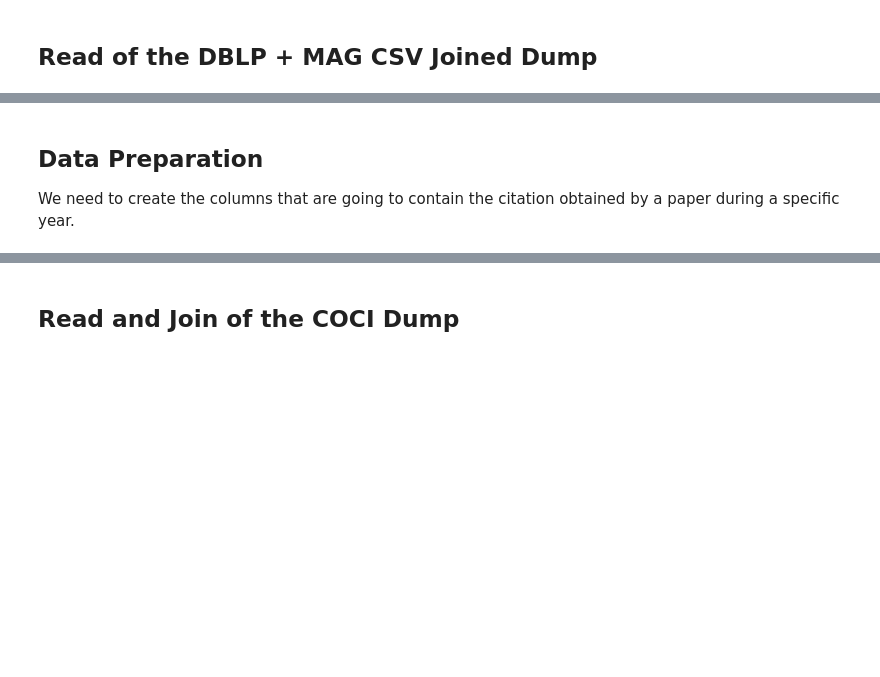
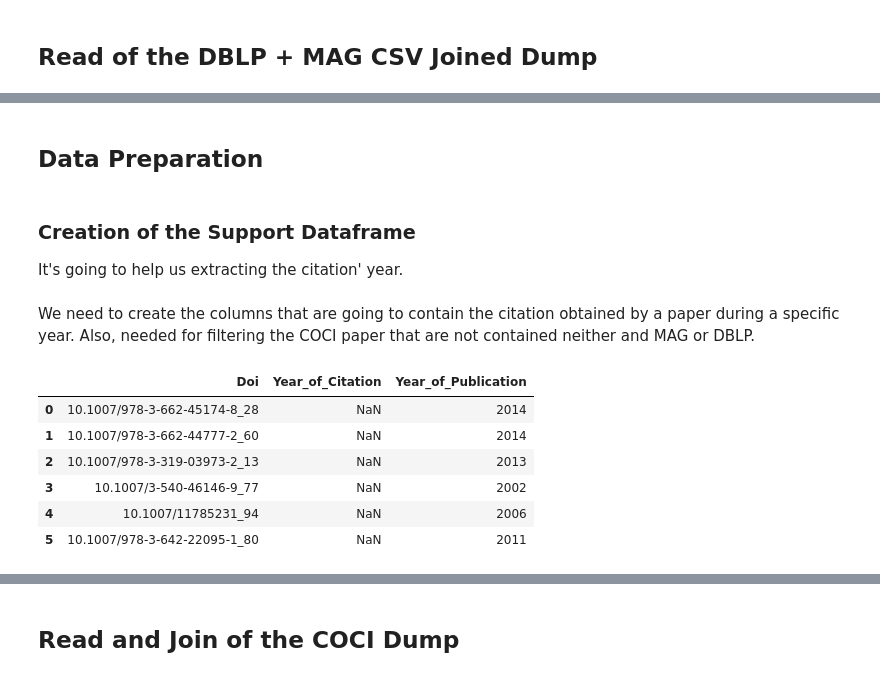
Before and after one commit to MarcoTerzulli/conftur_terzulli, a Jupyter notebook: Dataset Creation Pipeline/3 - Citation and Conference Data Join/3 - DBLP + MAG Join with COCI RAW for By Year Citations.ipynb, the cells around one changed output, grey strips where cells are left out. Saved outputs shown, nothing was run; the diff lists cells and outputs as text; code cells hidden in the pictures; blank space fills up the shorter version.

```diff
--- a/Dataset Creation Pipeline/3 - Citation and Conference Data Join/3 - DBLP + MAG Join with COCI RAW for By Year Citations.ipynb
+++ b/Dataset Creation Pipeline/3 - Citation and Conference Data Join/3 - DBLP + MAG Join with COCI RAW for By Year Citations.ipynb
@@ -49,0 +57,5 @@ df_dblp_and_mag.loc[:5]
+# %% [markdown]
+## Data Preparation
+# %% [markdown]
+### Creation of the Support Dataframe
+It's going to help us extracting the citation' year.
@@ -50,3 +66,2 @@ df_dblp_and_mag.loc[:5]
 # %% [markdown]
-## Data Preparation
-We need to create the columns that are going to contain the citation obtained by a paper during a specific year.
+We need to create the columns that are going to contain the citation obtained by a paper during a specific year. Also, needed for filtering the COCI paper that are not contained neither and MAG or DBLP.
@@ -61,0 +68,20 @@ else:
+# %%
+df_support_empty = df_joined.copy()
+
+# Drop of the useless column
+df_support_empty = df_support_empty.drop(columns=['ConferenceLocation', 'ConferenceNormalizedName', 'ConferenceTitle', 'OriginalTitle'])
+
+# Creation of the support column
+df_support_empty['Year_of_Citation'] = np.nan
+df_support_empty.rename(columns={'Year': 'Year_of_Publication'}, inplace=True)
+df_support_empty = df_support_empty.reindex(sorted(df_support_empty.columns), axis=1)
+
+df_support_empty.loc[:5]
+# %% [output]
+|  | Doi | Year_of_Citation | Year_of_Publication |
+| 0 | 10.1007/978-3-662-45174-8_28 | NaN | 2014 |
+| 1 | 10.1007/978-3-662-44777-2_60 | NaN | 2014 |
+| 2 | 10.1007/978-3-319-03973-2_13 | NaN | 2013 |
+| 3 | 10.1007/3-540-46146-9_77 | NaN | 2002 |
+| 4 | 10.1007/11785231_94 | NaN | 2006 |
+| 5 | 10.1007/978-3-642-22095-1_80 | NaN | 2011 |
```
Also changed, not shown: parts of 11 cells of this notebook.
